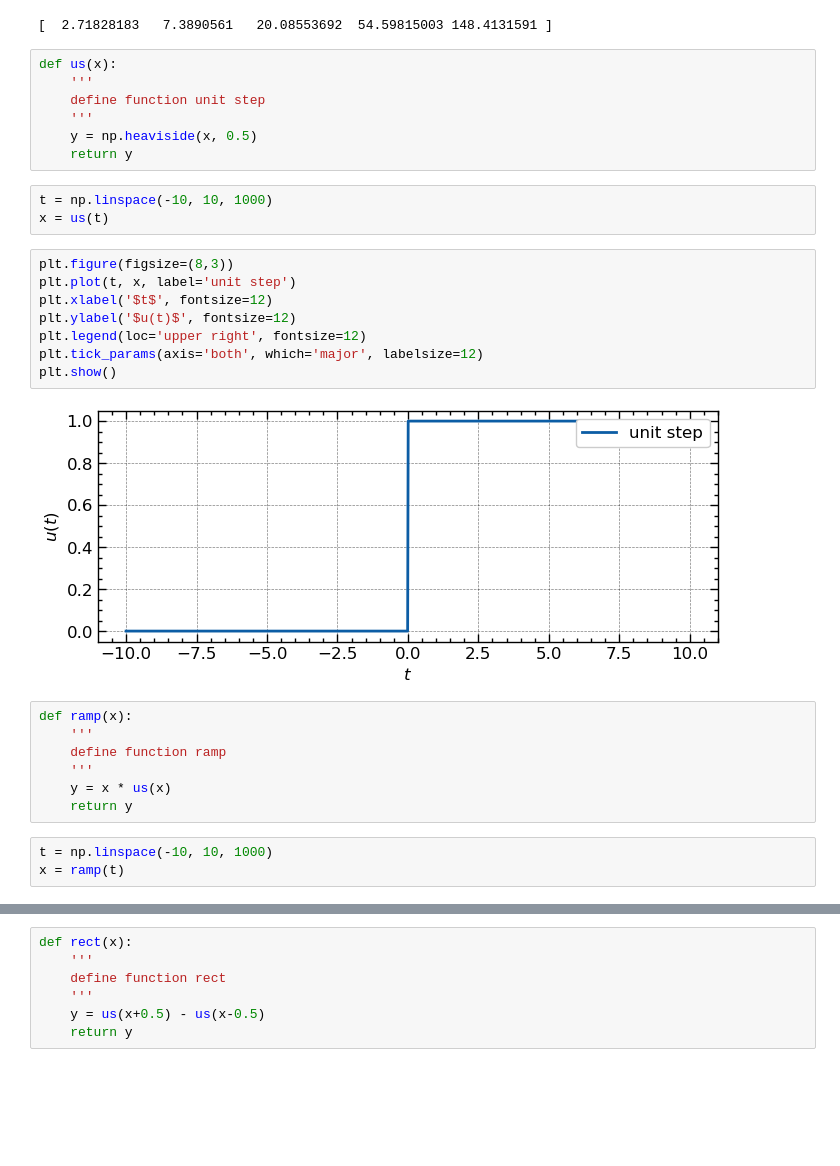
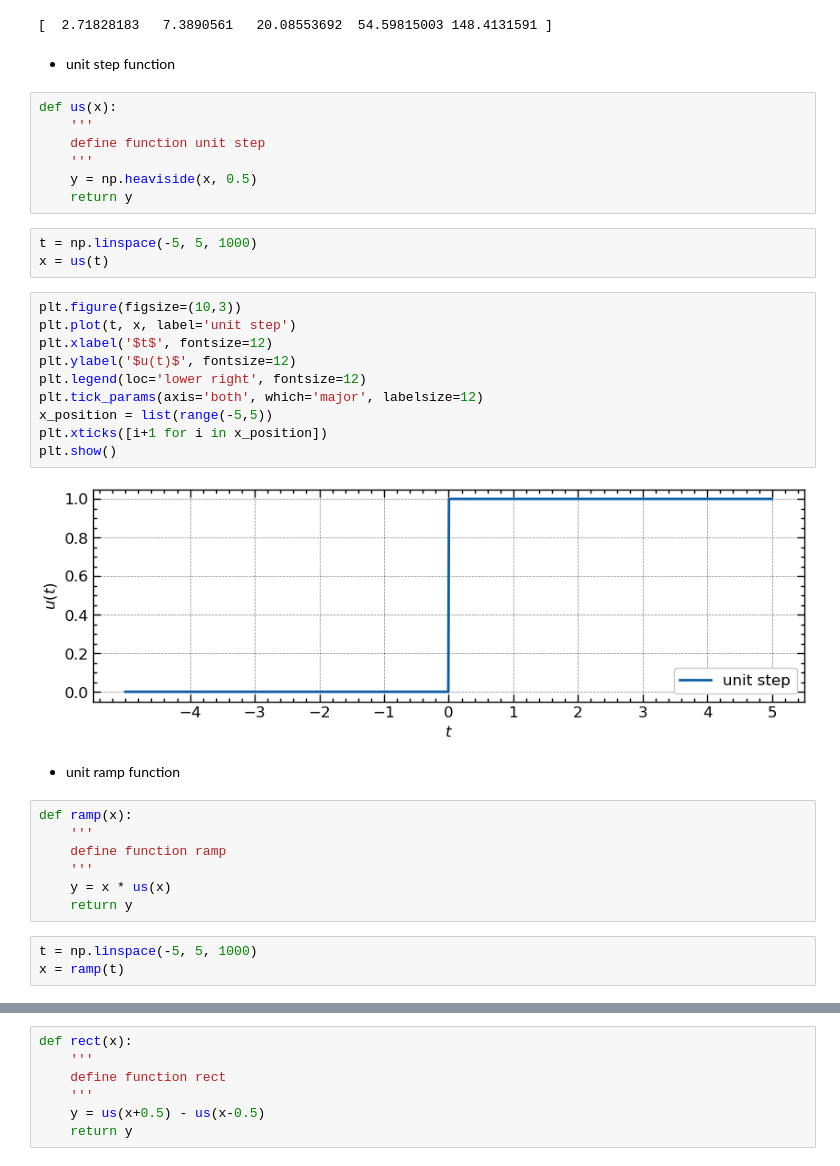
Before and after one commit to mshong/signals_systems, a Jupyter notebook: chap2_continuous signals.ipynb, the cells around one changed output, grey strips where cells are left out. Cells and saved outputs as stored; diff of their text form; blank space fills up the shorter version.

```diff
--- a/chap2_continuous signals.ipynb
+++ b/chap2_continuous signals.ipynb
@@ -20,6 +20,8 @@ y = np.exp(x)
 print(y)
 # %% [output]
 [  2.71828183   7.3890561   20.08553692  54.59815003 148.4131591 ]
+# %% [markdown]
+- unit step function
 # %%
 def us(x):
     '''
@@ -28,18 +30,22 @@ def us(x):
     y = np.heaviside(x, 0.5)
     return y
 # %%
-t = np.linspace(-10, 10, 1000)
+t = np.linspace(-5, 5, 1000)
 x = us(t)
 # %%
-plt.figure(figsize=(8,3))
+plt.figure(figsize=(10,3))
 plt.plot(t, x, label='unit step')
 plt.xlabel('$t$', fontsize=12)
 plt.ylabel('$u(t)$', fontsize=12)
-plt.legend(loc='upper right', fontsize=12)
+plt.legend(loc='lower right', fontsize=12)
 plt.tick_params(axis='both', which='major', labelsize=12)
+x_position = list(range(-5,5))
+plt.xticks([i+1 for i in x_position])
 plt.show()
 # %% [output]
-[figure, old version]
+[figure, new version]
+# %% [markdown]
+- unit ramp function
 # %%
 def ramp(x):
     '''
@@ -48,6 +54,6 @@ def ramp(x):
     y = x * us(x)
     return y
 # %%
-t = np.linspace(-10, 10, 1000)
+t = np.linspace(-5, 5, 1000)
 x = ramp(t)
 # %%
```
Also changed, not shown: parts of 5 cells of this notebook.
